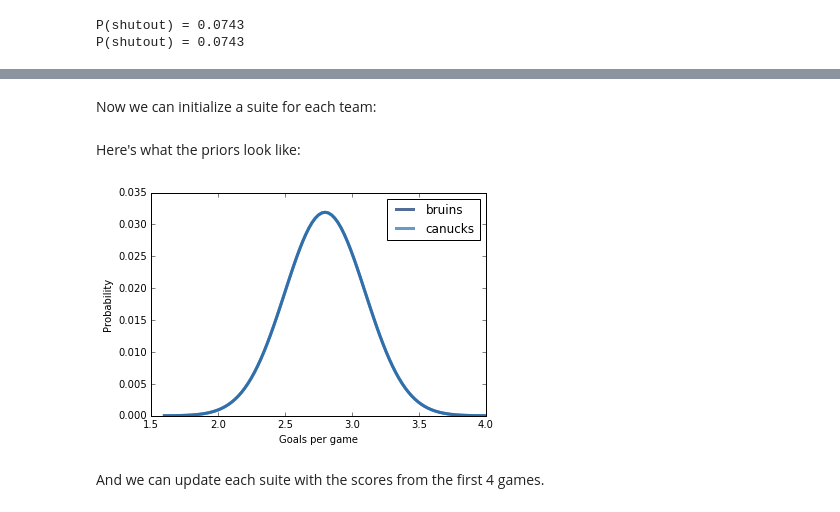
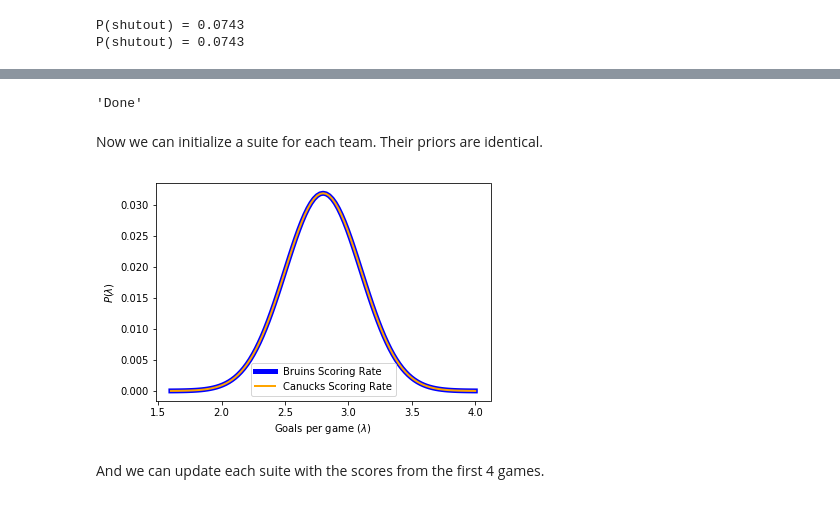
Before and after one commit to alexklibisz/exercises, a Jupyter notebook: think-bayes/chap07.ipynb, the cells around one changed output, grey strips where cells are left out. Cells and saved outputs as stored; diff of their text form; code cells hidden in the pictures.

Commit message:
Think Bayes chapter 7 exercises

```diff
--- a/think-bayes/chap07.ipynb
+++ b/think-bayes/chap07.ipynb
@@ -165,2 +146,28 @@ class Hockey(Suite):
+# %%
+class ScoringRate(mtb.PMF):
+    """PMF for a team's scoring rate (Lambda).
+
+    Lambda parameterizes the Poisson process which controls
+    the number of goals a team scores per game.
+
+    The prior for Lambda is a normal with mean mu and standard
+    deviation sigma computed from previous games."""
+
+    def __init__(self, mu=2.8, sigma=0.3):
+        lo = mu - 4 * sigma
+        hi = mu + 4 * sigma
+        hypos = np.linspace(lo, hi, 101)
+        super().__init__(hypos, scipy.stats.norm(mu, sigma).pdf(hypos))
+
+    def likelihood(self, data, hypo):
+        """Compute P(data | hypo) = P(number of goals | lambda poisson parameter).
+        """
+        lam = hypo
+        n_goals = data
+        return scipy.stats.poisson(lam).pmf(n_goals)
+
+'Done'
+# %% [output]
+'Done'
 # %% [markdown]
-Now we can initialize a suite for each team:
+Now we can initialize a suite for each team. Their priors are identical.
@@ -170,12 +174,14 @@ suite2 = Hockey('canucks')
-# %% [markdown]
-Here's what the priors look like:
-# %%
-thinkplot.PrePlot(num=2)
-thinkplot.Pdf(suite1)
-thinkplot.Pdf(suite2)
-thinkplot.Config(xlabel='Goals per game',
-                ylabel='Probability')
-# %% [output]
-[figure, removed]
+# %%
+sr_b = ScoringRate()
+sr_c = ScoringRate()
+
+sr_b.plot(linewidth=5, color='blue', label='Bruins Scoring Rate')
+sr_c.plot(linewidth=2, color='orange', label='Canucks Scoring Rate')
+plt.xlabel('Goals per game ($\lambda$)')
+plt.ylabel('$P(\lambda)$')
+plt.legend()
+plt.show()
+# %% [output]
+[figure, added]
 # %% [markdown]
 And we can update each suite with the scores from the first 4 games.
```
Also changed, not shown: parts of 33 cells of this notebook, 1 other file.
